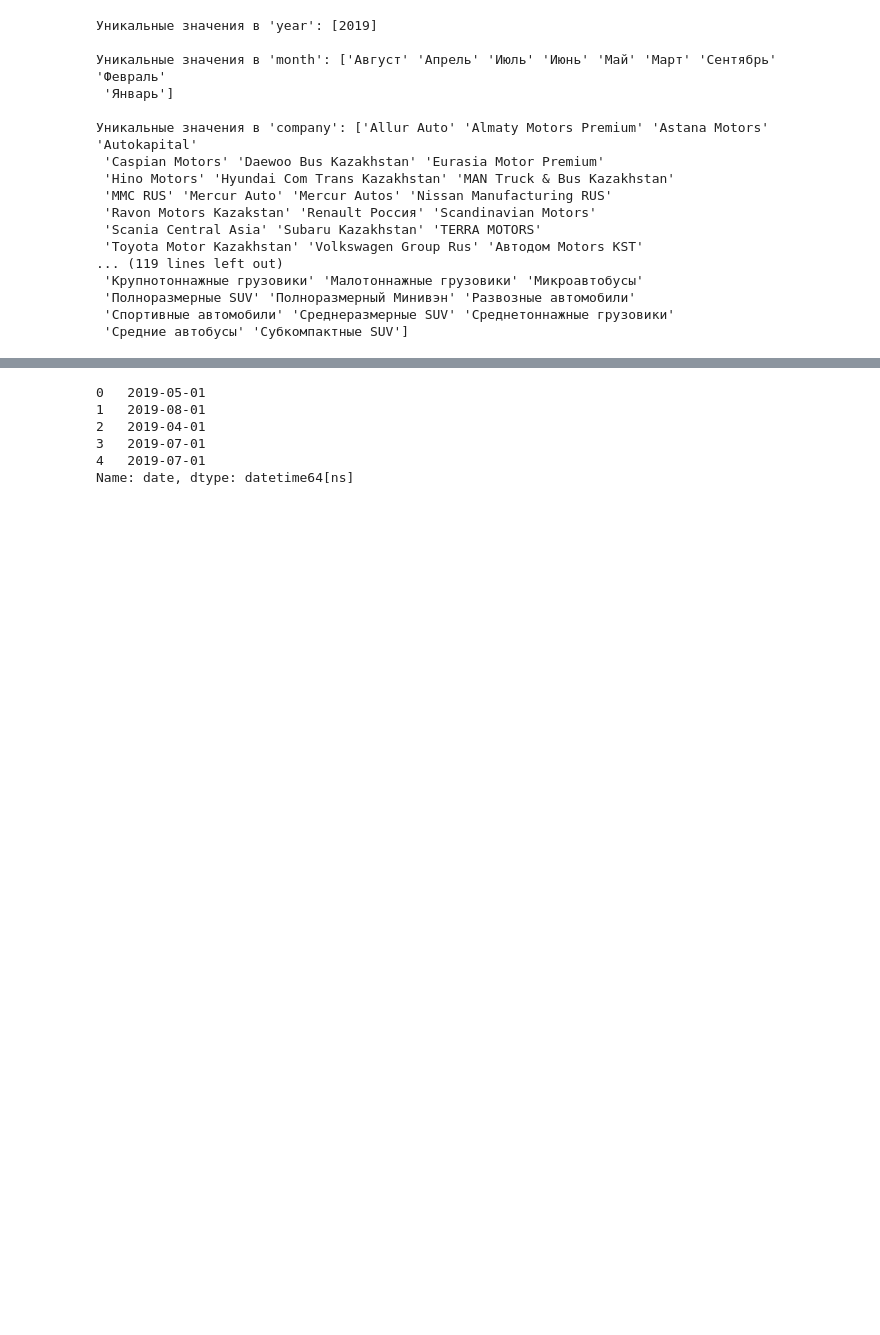
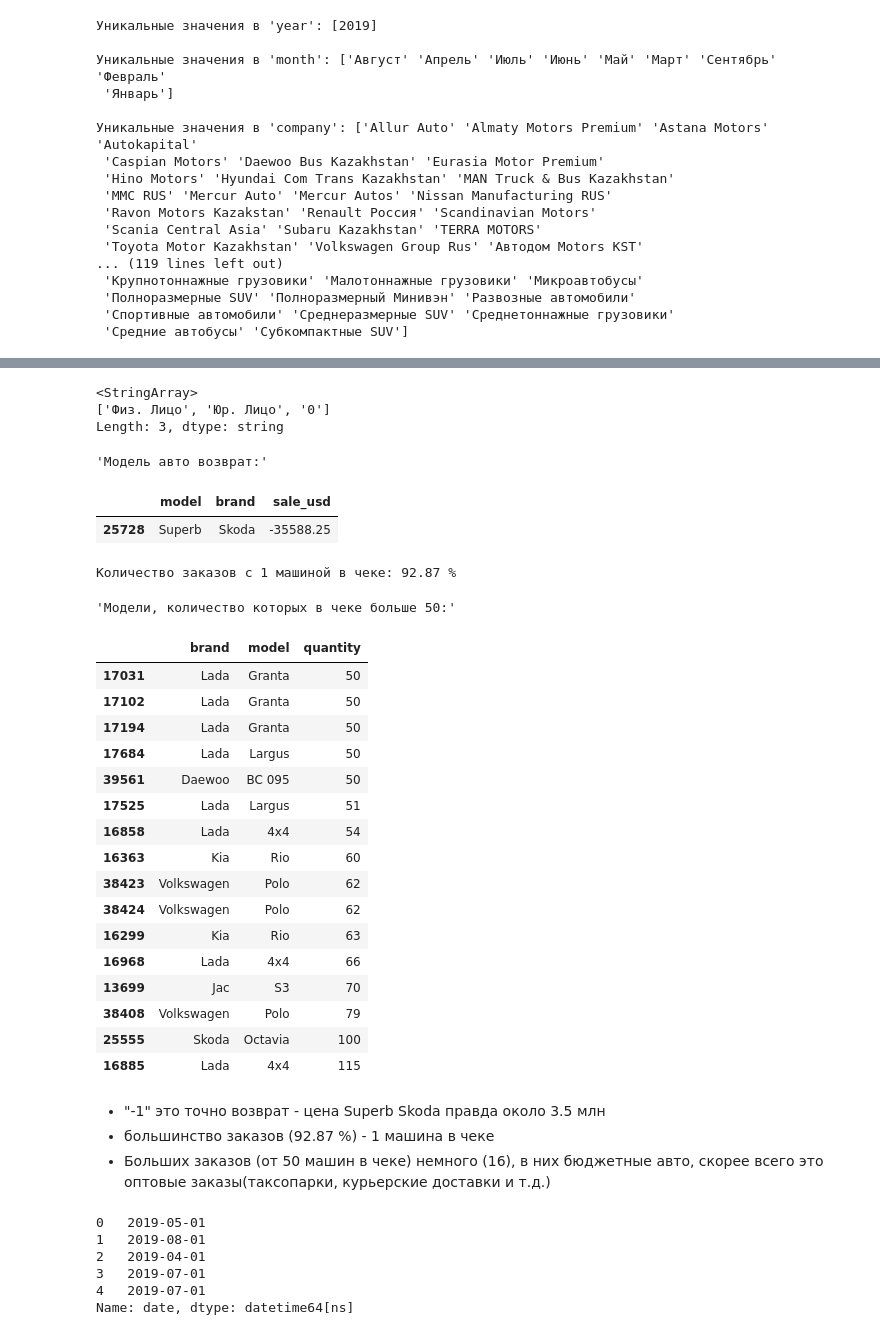
Before and after one commit to Heensz/analysis-of-the-car-market-of-Kazakhstan, a Jupyter notebook: Анализ авторынка Казахстана.ipynb, the cells around one changed output, grey strips where cells are left out. Drawn from its saved outputs; the diff is of its cells as text; code cells hidden in the pictures; blank space fills up the shorter version.

```diff
--- a/Анализ авторынка Казахстана.ipynb
+++ b/Анализ авторынка Казахстана.ipynb
@@ -308,7 +309,7 @@ for column in df.columns:
 # задаём условия для удаления строк с ошибочными значениями в столбцах
 condition = (
     (df['fuel_type'].isin(['2', '1,6'])) |
-    (df['engine_capacity_liters'].isin(['88 KWH', '400 Л.С.', 'AT', 'MT'])) |
+    (df['engine_capacity_liters'].isin(['88 KWH', 'AT', 'MT'])) |
     (df['transmission_type'].isin(['TDI', '8', '4WD', 'Передний'])) |
     (df['manufacturing_year'].isin(['2\xa0018', '2\xa0019'])) |
     (df['drive_type'] == 'Астана')
@@ -330,0 +342,12 @@ print(39960 - df['model'].count())
+# %%
+#удалим дубли в company: 'Caspian Motors' and 'Каспиан Моторс', 'Autokapital' and 'Автокапитал', 'ММС Рус' and 'MMC RUS', 'Равон Моторс Казахстан' and 'Ravon Motors Kazakstan'
+duplicates_company = {
+    'Каспиан Моторс':'Caspian Motors',
+    'Автокапитал':'Autokapital',
+    'MMC RUS':'ММС Рус',
+    'Равон Моторс Казахстан':'Ravon Motors Kazakstan',
+    'Hino Motors':'Хино Моторс Казахстан'}
+df['company'] = df['company'].replace(duplicates_company)
+
+print(translate_and_find_similar(df, ['company']))
+#
@@ -330,0 +377,13 @@ print(39960 - df['model'].count())
+# %%
+# удалим дубли в engine_capacity_liters '2' '2.0' '2.0h' '3' '3.0 L' '4' '4.0' '4.3' '4.3.' '4.98' '4.98 L.' '6.7' '6.7L'
+duplicates_engine_capacity_liters = {
+    '2':'2.0',
+    '2.0h':'2.0',
+    '3':'3.0',
+    '3.0 L':'3.0',
+    '4':'4.0',
+    '4.3.':'4.3',
+    '4.98 L.':'4.98',
+    '6.7L':'6.7',
+    '8.4 L.':'8.4'}
+df['company'] = df['company'].replace(duplicates_company)
@@ -330,0 +407,10 @@ print(39960 - df['model'].count())
+# %%
+#удалим неявные дубли в customer_type': 'Физ. Лицо' and 'физ.лицо', 'ФизЛицо', 'Юр. Лицо', 'Юр.Лицо', 'ЮрЛицо' с использованием регулярных выражений
+df['customer_type'] = df['customer_type'].str.replace(r'(?i)физ(\.)? *лицо|физическое', 'Физ. Лицо', regex=True)
+df['customer_type'] = df['customer_type'].str.replace(r'(?i)(юр(\.)? *лицо|юридическое|корп(\.)? *клиент)', 'Юр. Лицо', regex=True)
+#проверим изменения
+df['customer_type'].unique()
+# %% [output]
+<StringArray>
+['Физ. Лицо', 'Юр. Лицо', '0']
+Length: 3, dtype: string
@@ -330,0 +419,31 @@ print(39960 - df['model'].count())
+# %%
+display("Модель авто возврат:", df.query('quantity == -1')[['model', 'brand', 'sale_usd']])
+print("Количество заказов с 1 машиной в чеке:", round((df.query('quantity == 1')['model'].count())/df['model'].count()*100, 2), "%")
+display("Модели, количество которых в чеке больше 50:",df.query('quantity >= 50')[['brand','model', 'quantity']].sort_values(by='quantity'))
+# %% [output]
+'Модель авто возврат:'
+|  | model | brand | sale_usd |
+| 25728 | Superb | Skoda | -35588.25 |
+Количество заказов с 1 машиной в чеке: 92.87 %
+'Модели, количество которых в чеке больше 50:'
+|  | brand | model | quantity |
+| 17031 | Lada | Granta | 50 |
+| 17102 | Lada | Granta | 50 |
+| 17194 | Lada | Granta | 50 |
+| 17684 | Lada | Largus | 50 |
+| 39561 | Daewoo | BC 095 | 50 |
+| 17525 | Lada | Largus | 51 |
+| 16858 | Lada | 4x4 | 54 |
+| 16363 | Kia | Rio | 60 |
+| 38423 | Volkswagen | Polo | 62 |
+| 38424 | Volkswagen | Polo | 62 |
+| 16299 | Kia | Rio | 63 |
+| 16968 | Lada | 4x4 | 66 |
+| 13699 | Jac | S3 | 70 |
+| 38408 | Volkswagen | Polo | 79 |
+| 25555 | Skoda | Octavia | 100 |
+| 16885 | Lada | 4x4 | 115 |
+# %% [markdown]
+* "-1" это точно возврат - цена Superb Skoda правда около 3.5 млн
+* большинство заказов (92.87 %) - 1 машина в чеке
+* Больших заказов (от 50 машин в чеке) немного (16), в них бюджетные авто, скорее всего это оптовые заказы(таксопарки, курьерские доставки и т.д.)
```
Also changed, not shown: parts of 22 cells of this notebook.
